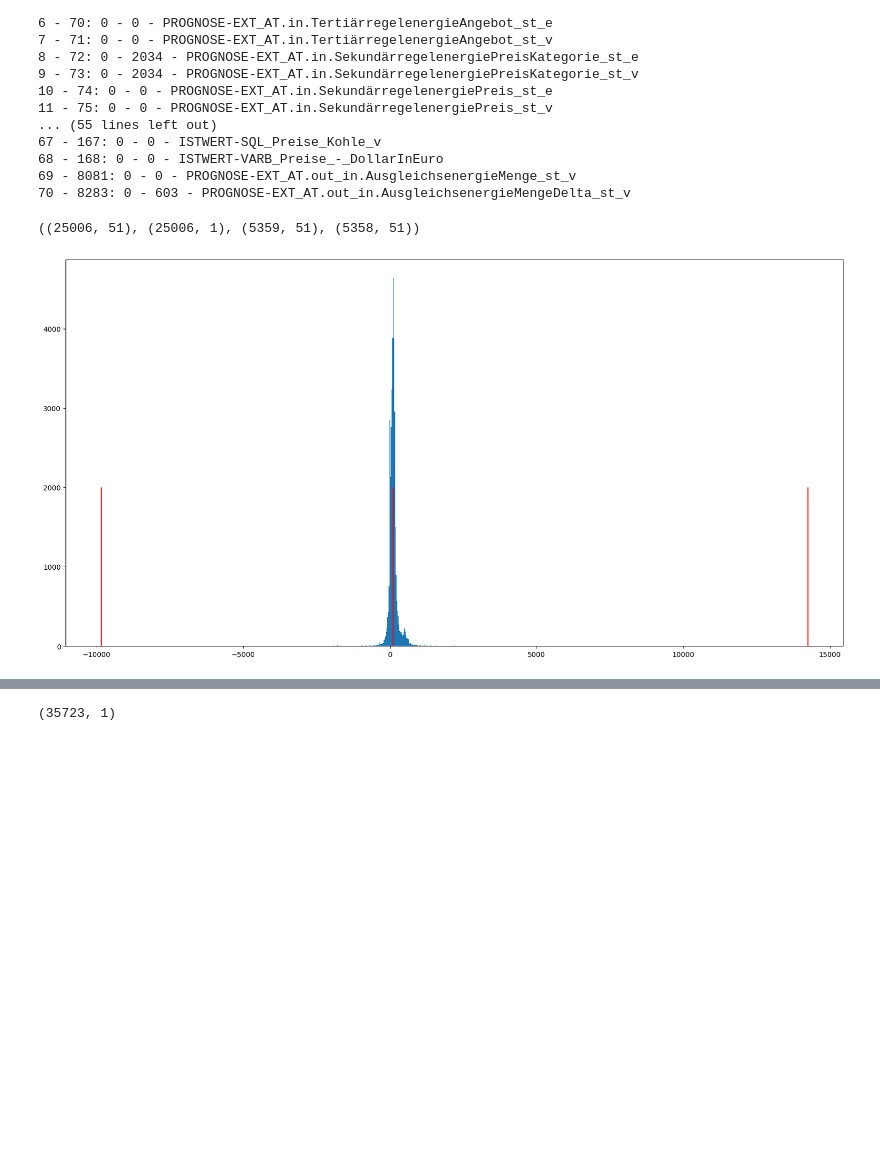
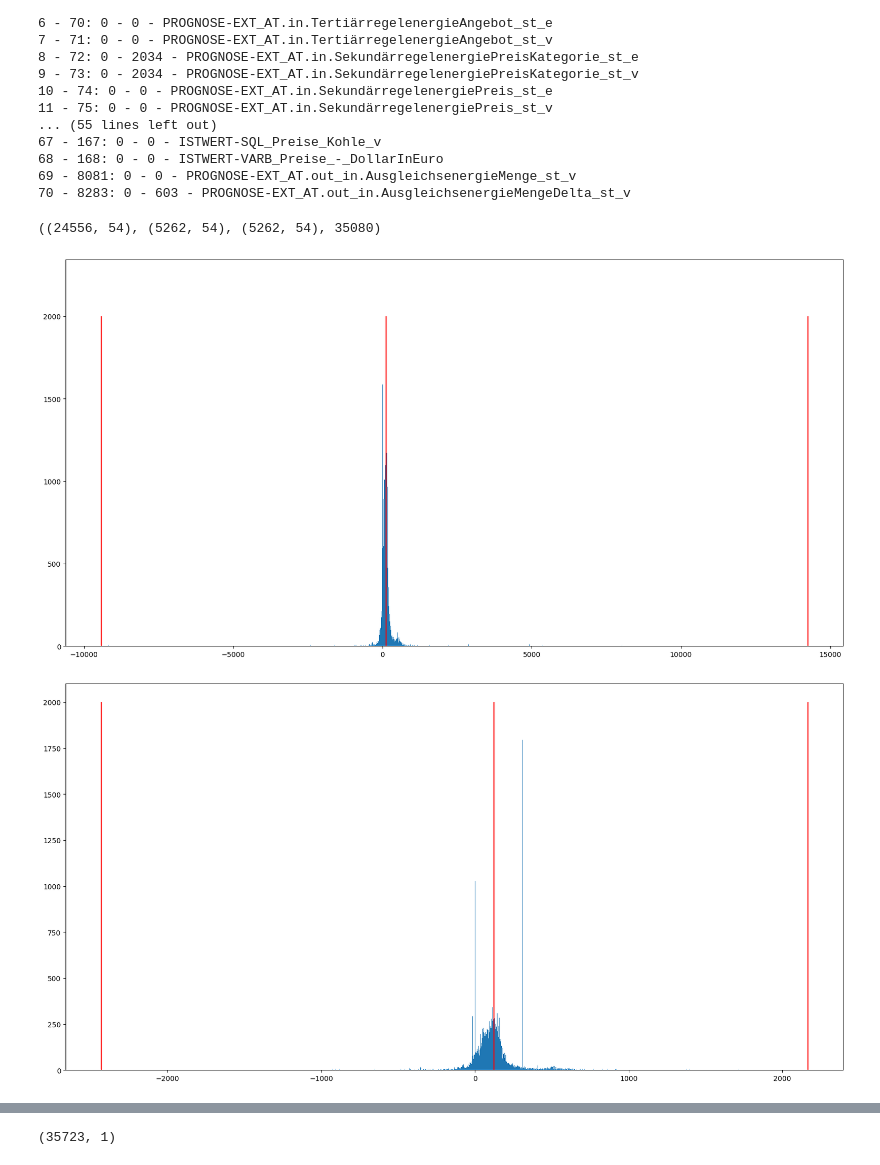
Before and after one commit to alexanderkrauck/uncertainty_prediction, a Jupyter notebook: notebooks/01_data_explore.ipynb, the cells around one changed output, grey strips where cells are left out. Drawn from its saved outputs; the diff is of its cells as text; code cells hidden in the pictures; blank space fills up the shorter version.

Commit message:
More Voest Data Explore

```diff
--- a/notebooks/01_data_explore.ipynb
+++ b/notebooks/01_data_explore.ipynb
@@ -386,16 +505,25 @@ for idx, col in enumerate(voest_ds_2_features_numpy.T):
 from utils.data_module import VoestDataModule
 import matplotlib.pyplot as plt
 # %%
-module = VoestDataModule()
+module = VoestDataModule(original = True)
 # %%
-module.x_train.shape, module.y_train.shape, module.x_test.shape, module.x_val.shape
+module.x_train.shape, module.x_test.shape, module.x_val.shape, module.x_train.shape[0] + module.x_test.shape[0] + module.x_val.shape[0]
 # %% [output]
-((25006, 51), (25006, 1), (5359, 51), (5358, 51))
+((24556, 54), (5262, 54), (5262, 54), 35080)
 # %%
 plt.figure(figsize=(20, 10))
-plt.hist(module.y_total, bins=1000)
+y = module.y_total
+plt.hist(module.y_total, bins=3000)
 plt.yscale('linear')
 plt.vlines([np.mean(module.y_total), np.max(module.y_total), np.min(module.y_total)], 0, 2000, colors='r')
 plt.show()
+
+plt.figure(figsize=(20, 10))
+y = y[(y < np.quantile(y, 0.998)) & (y > np.quantile(y, 0.002))]
+plt.hist(y, bins=3000)
+plt.yscale('linear')
+plt.vlines([np.mean(y), np.max(y), np.min(y)], 0, 2000, colors='r')
+plt.show()
 # %% [output]
-[figure, old version]
+[figure, new version]
+[figure, added]
```
Also changed, not shown: parts of 12 cells of this notebook.
